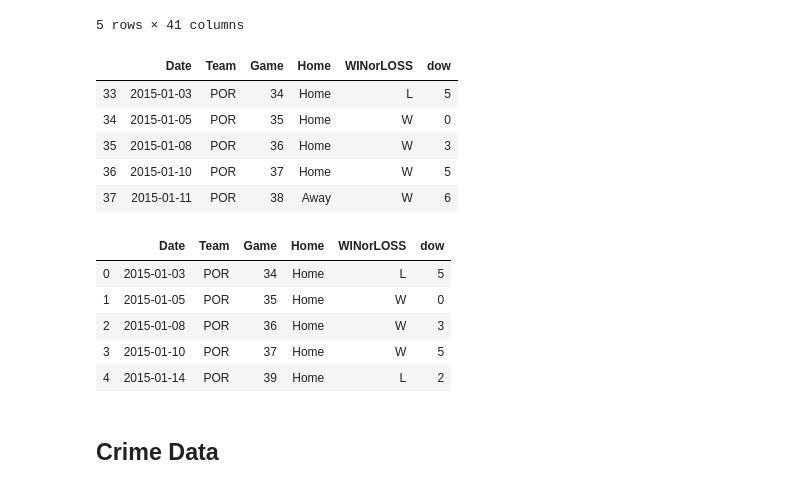
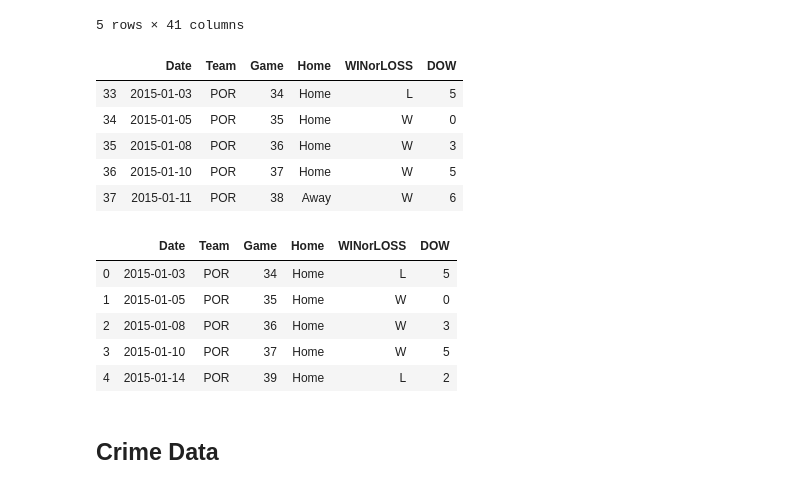
Before and after one commit to shaymusmc/Crime_TrailBlazers, a Jupyter notebook: Crime_TrailBlazers_Data.ipynb, the cells around one changed output. Cells and saved outputs as stored; diff of their text form; code cells hidden in the pictures.

Commit message:
Updated Data and CSV Outputs

```diff
--- a/Crime_TrailBlazers_Data.ipynb
+++ b/Crime_TrailBlazers_Data.ipynb
@@ -36,7 +40,7 @@ nba_data.head()
 5 rows × 41 columns
 # %%
 # add Day of Week
-nba_data['dow']= pd.to_datetime(nba_data['Date']).dt.dayofweek
+nba_data['DOW']= pd.to_datetime(nba_data['Date']).dt.dayofweek
 # %%
 # Change date format and reduce dates to 2015 - 2018
 nba_data['Date'] = pd.to_datetime(nba_data['Date'])
@@ -46,10 +50,10 @@ mask = (nba_data['Date'] >= start_date) & (nba_data['Date'] <= end_date)
 nba_data = nba_data.loc[mask]
 # %%
 # Created a new dataframe using the data_df to display these columns:
-new_nba_df = nba_data[['Date','Team','Game','Home','WINorLOSS', 'dow']]
+new_nba_df = nba_data[['Date','Team','Game','Home','WINorLOSS', 'DOW']]
 new_nba_df.head()
 # %% [output]
-|  | Date | Team | Game | Home | WINorLOSS | dow |
+|  | Date | Team | Game | Home | WINorLOSS | DOW |
 | 33 | 2015-01-03 | POR | 34 | Home | L | 5 |
 | 34 | 2015-01-05 | POR | 35 | Home | W | 0 |
 | 35 | 2015-01-08 | POR | 36 | Home | W | 3 |
@@ -59,7 +63,7 @@ new_nba_df.head()
 home_blazers_df = new_nba_df.loc[new_nba_df["Home"] == "Home"].reset_index(drop=True)
 home_blazers_df.head()
 # %% [output]
-|  | Date | Team | Game | Home | WINorLOSS | dow |
+|  | Date | Team | Game | Home | WINorLOSS | DOW |
 | 0 | 2015-01-03 | POR | 34 | Home | L | 5 |
 | 1 | 2015-01-05 | POR | 35 | Home | W | 0 |
 | 2 | 2015-01-08 | POR | 36 | Home | W | 3 |
```
Also changed, not shown: parts of 13 cells of this notebook, 2 other files.
